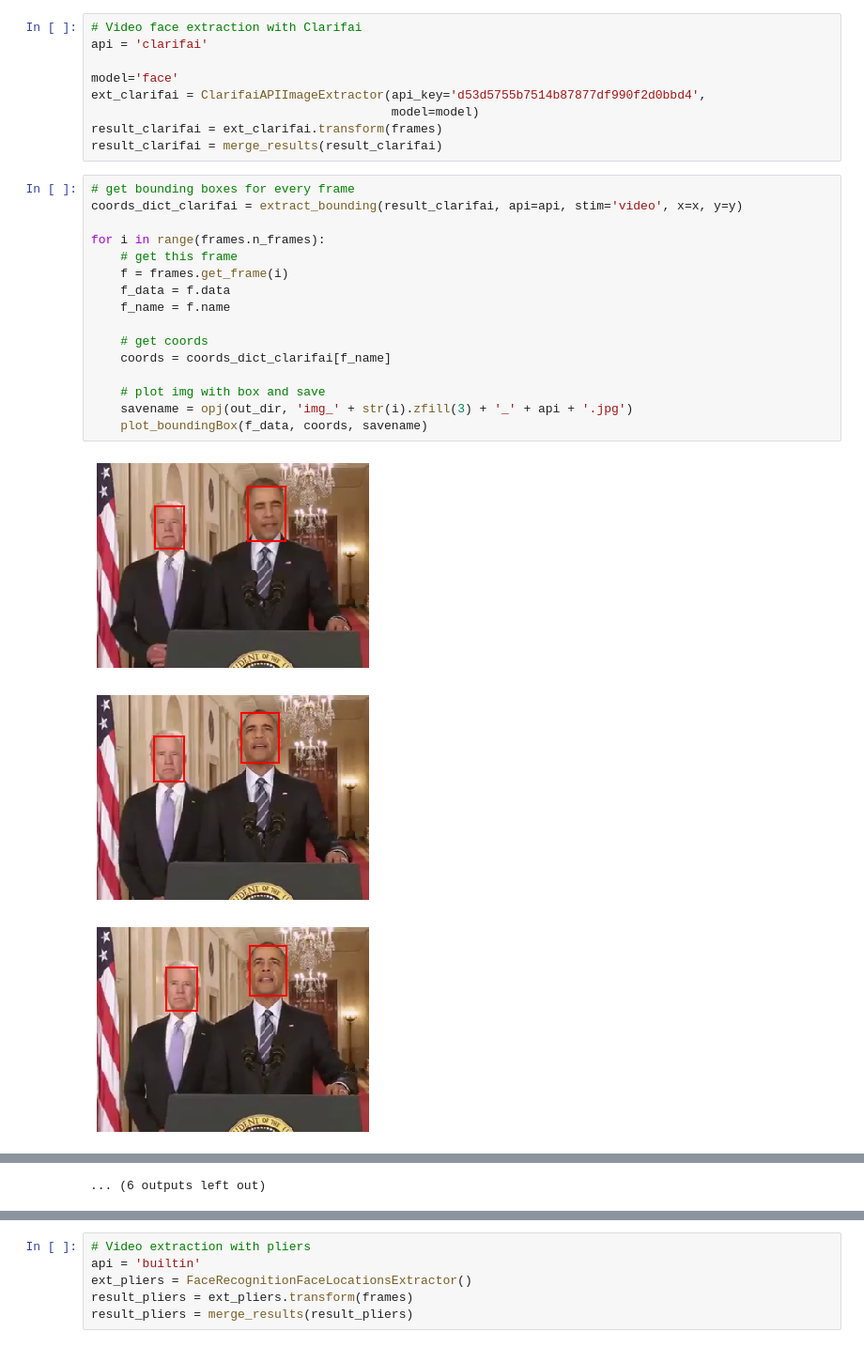
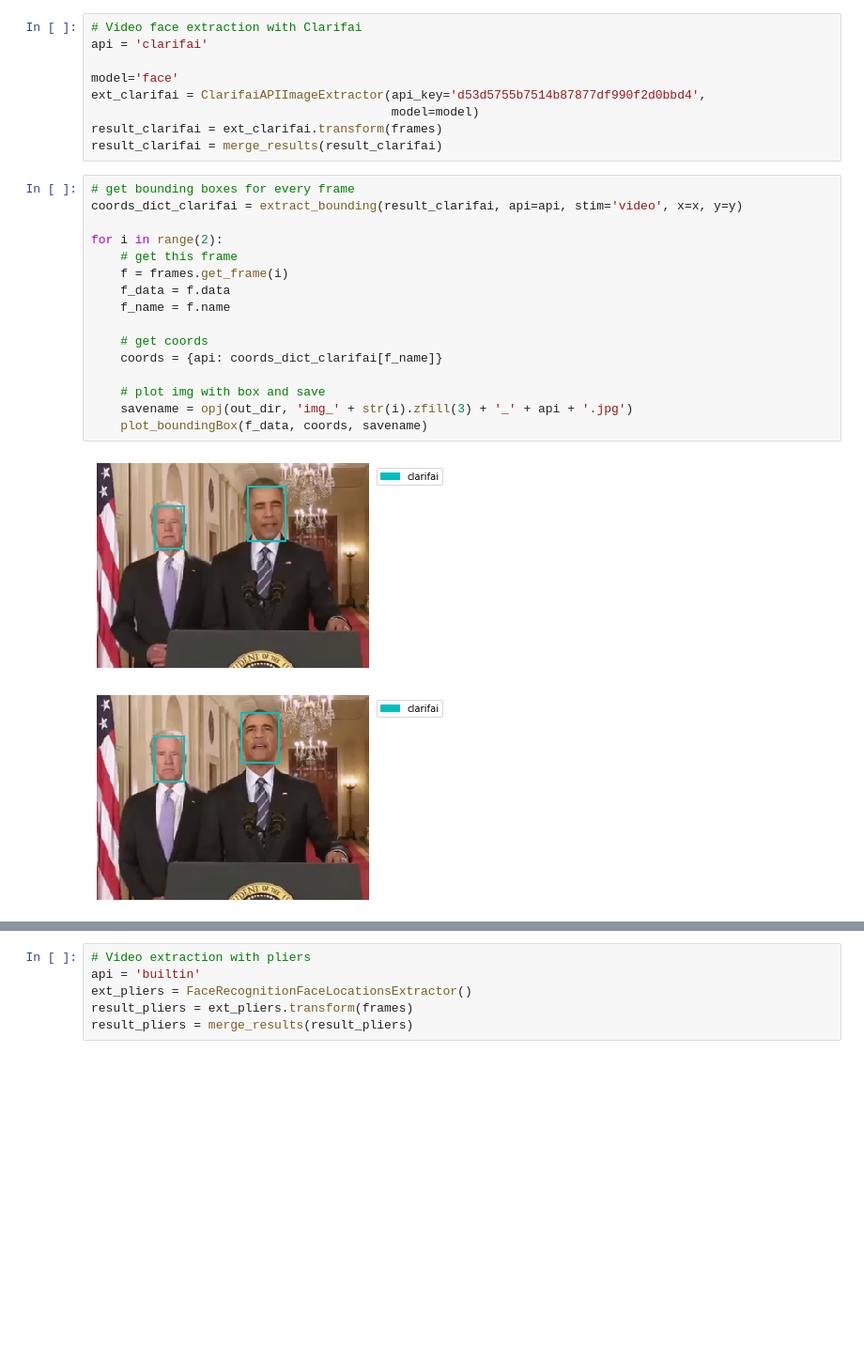
Before and after one commit to jacobtfisher/natstim_neurohack19, a Jupyter notebook: face_annot/code/Facedetection_comparison.ipynb, the cells around one changed output, grey strips where cells are left out. Shown at 94% size. Drawn from its saved outputs; the diff is of its cells as text; blank space fills up the shorter version.

```diff
--- a/face_annot/code/Facedetection_comparison.ipynb
+++ b/face_annot/code/Facedetection_comparison.ipynb
@@ -460,20 +463,19 @@ result_clarifai = merge_results(result_clarifai)
 # %%
 # get bounding boxes for every frame
 coords_dict_clarifai = extract_bounding(result_clarifai, api=api, stim='video', x=x, y=y)
 
-for i in range(frames.n_frames):
+for i in range(2):
     # get this frame
     f = frames.get_frame(i)
     f_data = f.data
     f_name = f.name
 
     # get coords
-    coords = coords_dict_clarifai[f_name]
+    coords = {api: coords_dict_clarifai[f_name]}
 
     # plot img with box and save
     savename = opj(out_dir, 'img_' + str(i).zfill(3) + '_' + api + '.jpg')
     plot_boundingBox(f_data, coords, savename)
 # %% [output]
-[figure, old version]
+[figure, new version]
-[figure, old version]
+[figure, new version]
-[figure, removed]
@@ -489 +481,0 @@ for i in range(frames.n_frames):
-... (6 outputs left out)
```
Also changed, not shown: parts of 15 cells of this notebook.
